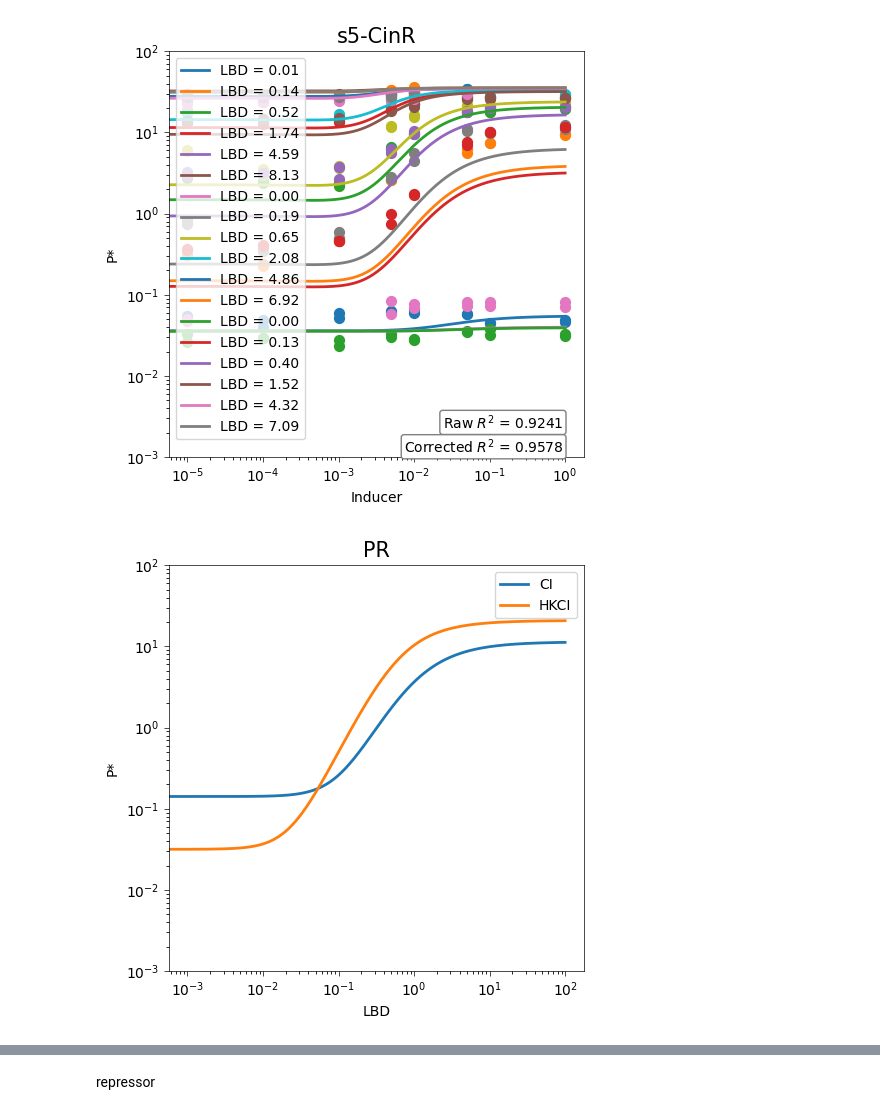
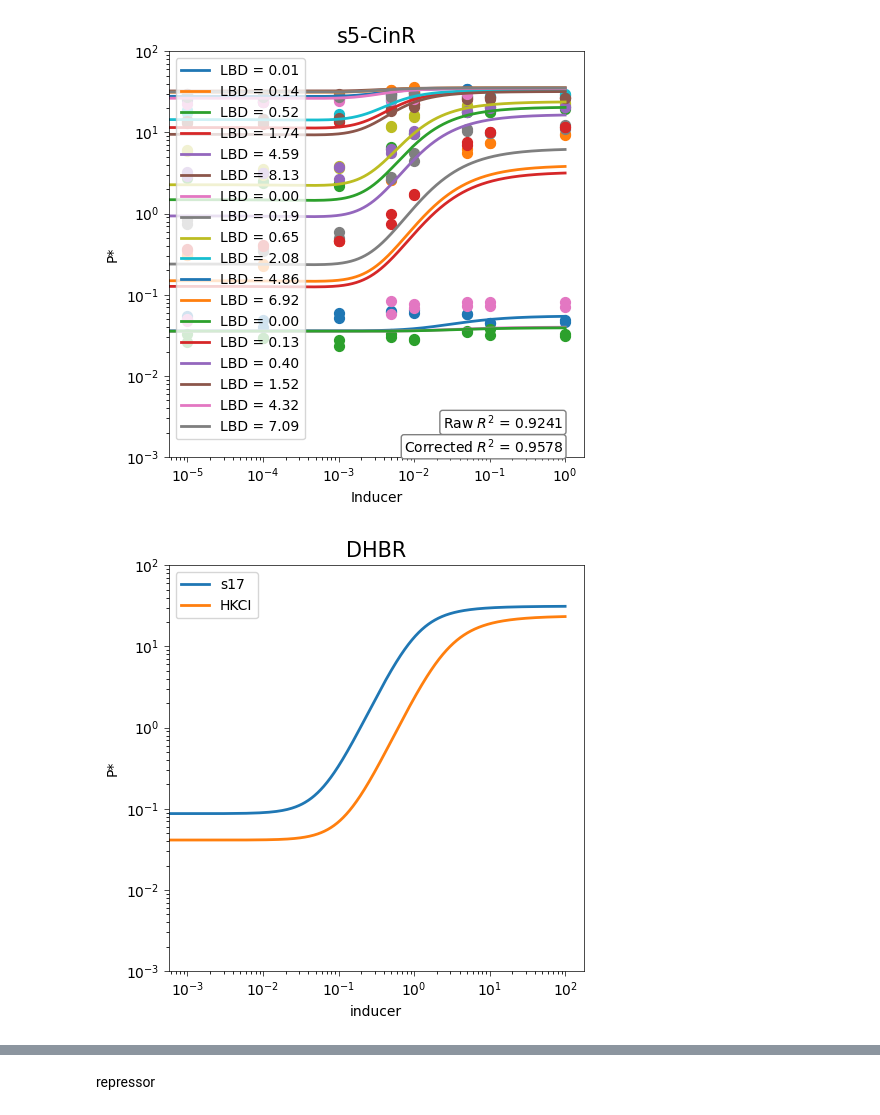
Before and after one commit to CChestnut19/yeast-project, a Jupyter notebook: plot4.ipynb, the cells around one changed output, grey strips where cells are left out. Cells and saved outputs as stored; diff of their text form; code cells hidden in the pictures.

```diff
--- a/plot4.ipynb
+++ b/plot4.ipynb
@@ -571,32 +571,42 @@ import numpy as np
 import matplotlib.pyplot as plt
 import pandas as pd
 
-L=0.668010547
+L=3.133077242
 
 
 
 
-L1=3.269684842
+
+L1=1.071535768
+
 
 
 
 
 # 参数初始化
 I = np.arange(0, 100, 0.001)
-k1=1.22917E-05
-
-k2=0.462590457
-
-k3=0.074821866
-
-kx1=0.00273789
-
-kx2=0.921262549
-Imax = 35.84931505
-I0 = 0.008
+k1=2.73815E-05
 
 
-kd =30.08697891
+
+
+
+
+k2=0.054174852
+
+
+
+
+
+k3=4.609275189
+
+
+
+Imax = 35.84931505
+I0 =0.035485714
+
+
+kd =5.374494076
 
 
 
@@ -606,59 +616,60 @@ kd1=5.066512585
 
 
 
+
+
+
 # 创建绘图窗口
 fig, ax = plt.subplots(figsize=(5.08, 5.08))
 
     # 计算 P1 曲线
-x1 = np.sqrt((k2 * I + kx1 + kx2 * k2 * I + 1) ** 2 + 8 * L * (k2 * k2 * k3 * I * I + k1 + k1 * kx1 * kx1 + k3 * k2 * k2 * kx2 * kx2 * I * I))
+x1 = np.sqrt((k2 * I + 1) ** 2 + 8 * L * (k2 * k2 * k3 * I * I + k1 ))
 P1 = (
         Imax
-        * ((L / 2) * ((x1 - (k2 * I + kx1 + kx2 * k2 * I + 1)) / (x1 + (k2 * I + kx1 + kx2 * k2 * I + 1))) * kd
-           / (1 + (L / 2) * ((x1 - (k2 * I + kx1 + kx2 * k2 * I + 1)) / (x1 + (k2 * I + kx1 + kx2 * k2 * I + 1))) * kd))
-        + 0.13576227
-
-
+        * ((L / 2) * ((x1 - (k2 * I +  1)) / (x1 + (k2 * I +  1))) * kd
+           / (1 + (L / 2) * ((x1 - (k2 * I +1)) / (x1 + (k2 * I +  1))) * kd))
+        + 0.035485714
 
 
     )
-x2 = np.sqrt((k2 * I + kx1 + kx2 * k2 * I + 1) ** 2 + 8 * L1* (k2 * k2 * k3 * I * I + k1 + k1 * kx1 * kx1 + k3 * k2 * k2 * kx2 * kx2 * I * I))
+x2 = np.sqrt((k2 * I + 1) ** 2 + 8 * L1* (k2 * k2 * k3 * I * I + k1 ))
 P2 = (
         Imax
-        * ((L1 / 2) * ((x2 - (k2 * I + kx1 + kx2 * k2 * I + 1)) / (x2 + (k2 * I + kx1 + kx2 * k2 * I + 1))) * kd1
-           / (1 + (L1 / 2) * ((x2 - (k2 * I + kx1 + kx2 * k2 * I + 1)) / (x2 + (k2 * I + kx1 + kx2 * k2 * I + 1))) * kd1))
+        * ((L1 / 2) * ((x2 - (k2 * I +  1)) / (x2 + (k2 * I + 1))) * kd1
+           / (1 + (L1 / 2) * ((x2 - (k2 * I +  1)) / (x2 + (k2 * I +1))) * kd1))
         + I0
     )
 
 
     # 绘制曲线
-ax.plot(I, P1, label='CI', linewidth=2)
+ax.plot(I, P1, label='s17', linewidth=2)
 ax.plot(I, P2, label='HKCI', linewidth=2)
 
 
 
 # 添加两条水平线
 #ax.axhline(y=0.380931459, color='black', linestyle='--', linewidth=1)
 #ax.axhline(y=2.368348307, color='black', linestyle='--', linewidth=1)
 
 # 设置横纵坐标轴的取值范围和标签
 ax.set_xscale("log")
 ax.set_yscale("log")
-ax.set_xlabel("LBD", fontsize=10)
+ax.set_xlabel("inducer", fontsize=10)
 ax.set_ylabel("P*", fontsize=10)
 ax.set_ylim(10**(-3), 10**2)
 
 # 美化图形
 ax.spines['bottom'].set_linewidth(0.5)
 ax.spines['left'].set_linewidth(0.5)
 ax.spines['top'].set_linewidth(0.5)
 ax.spines['right'].set_linewidth(0.5)
 plt.tick_params(axis='both', width=0.5, labelsize=10)
-plt.title("PR", fontsize=15)
-plt.savefig("E:\Desktop\\12s\PR_curve.svg")
+plt.title("DHBR", fontsize=15)
+plt.savefig("D:\Desktop\\12s\DHBR_curve.svg")
 plt.legend()
 plt.tight_layout()
 
 # 显示图形
 plt.show()
 # %% [output]
-[figure, old version]
+[figure, new version]
```
Also changed, not shown: parts of 1 cell of this notebook, 2 other files.
